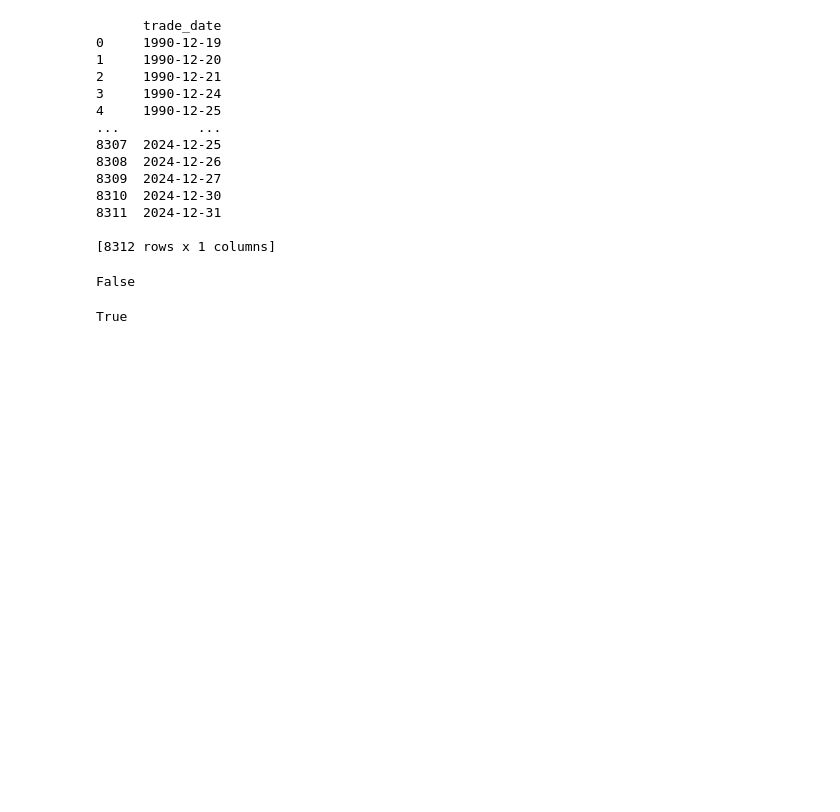
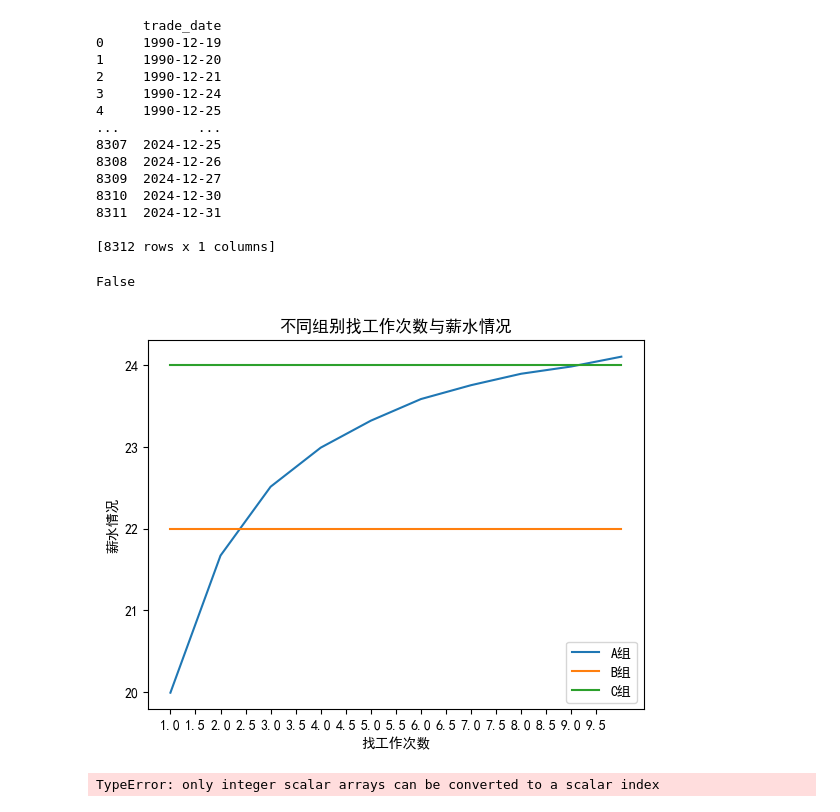
Before and after one commit to ZGarry/kezhuanzhai, a Jupyter notebook: 1.ipynb, the cells around one changed output. Cells and saved outputs as stored; diff of their text form; code cells hidden in the pictures; blank space fills up the shorter version.

```diff
--- a/1.ipynb
+++ b/1.ipynb
@@ -30,7 +30,34 @@ date_str = "2024-02-19"
 date_obj = datetime.strptime(date_str, "%Y-%m-%d").date()
 # %%
 from qmt.util import today_is_trade_day
-# %%
-today_is_trade_day()
-# %% [output]
-True
+# %%
+import random
+def findJob(N):
+    return max([(0.75 + random.random()/2) * 20 for _ in range(N)])
+
+def getNMax(N):
+    # print(N)
+    return sum(findJob(N) for _ in range(10000))/10000
+
+import numpy as np
+import matplotlib.pyplot as plt
+x = np.arange(1, 20, 1)
+# 向量化函数
+vectorized_func = np.vectorize(getNMax)
+y = vectorized_func(x)
+y2 = np.array([22]*20)
+y3 = np.array([24]*20)
+
+plt.plot(x[:10], y[:10], label='A组')
+plt.plot(x[:10], y2[:10], label='B组')
+plt.plot(x[:10], y3[:10], label='C组')
+
+my_x_ticks = np.arange(1, 10, 0.5)
+plt.xticks(my_x_ticks)
+plt.ylabel("薪水情况")
+plt.xlabel("找工作次数")
+plt.title("不同组别找工作次数与薪水情况")
+plt.legend()
+plt.show()
+# %% [output]
+[figure, added]
@@ -36,0 +67,4 @@ True
+# %%
+getNMax(np.arange(1, 20, 1))
+# %% [output]
+TypeError: only integer scalar arrays can be converted to a scalar index
```
Also changed, not shown: parts of 1 cell of this notebook, 10 other files.
